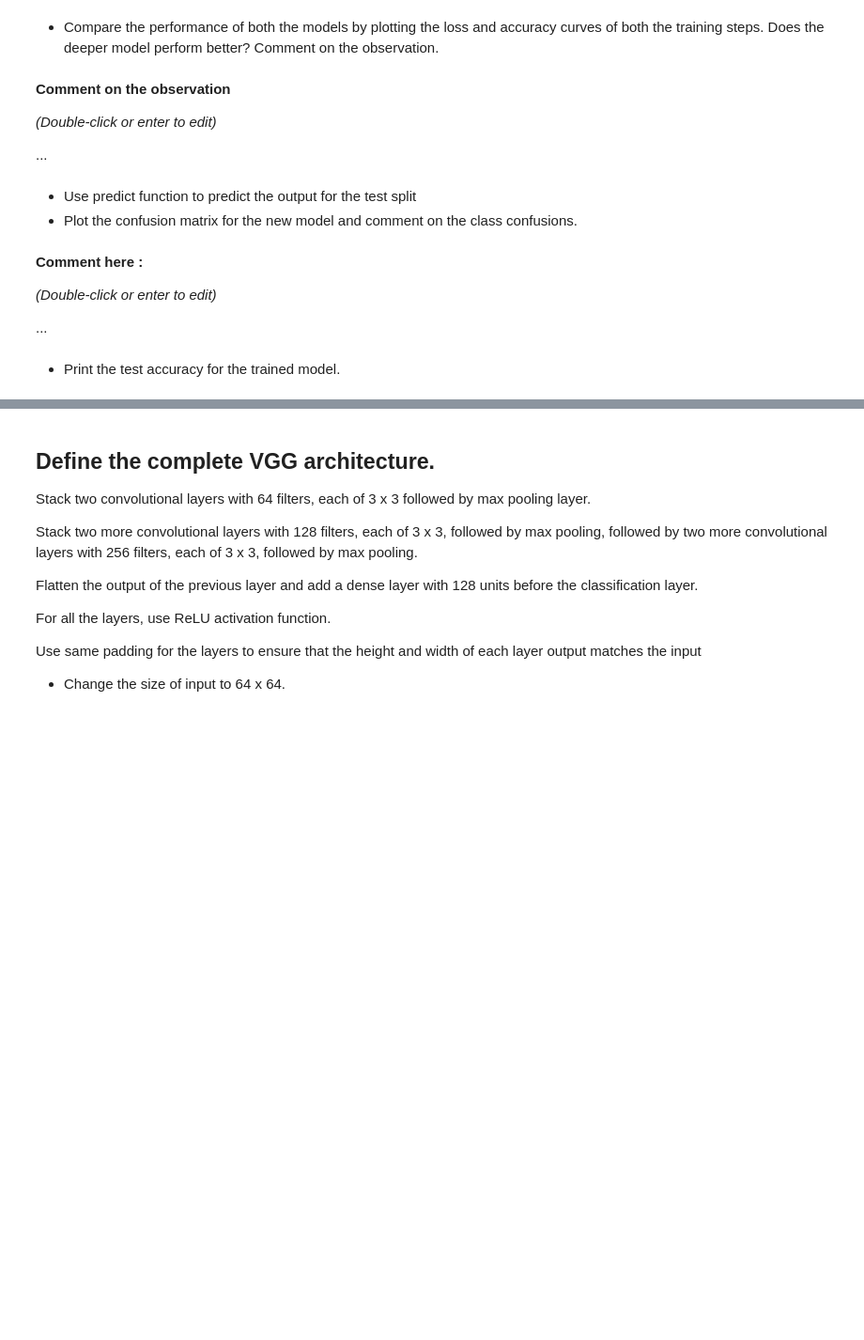
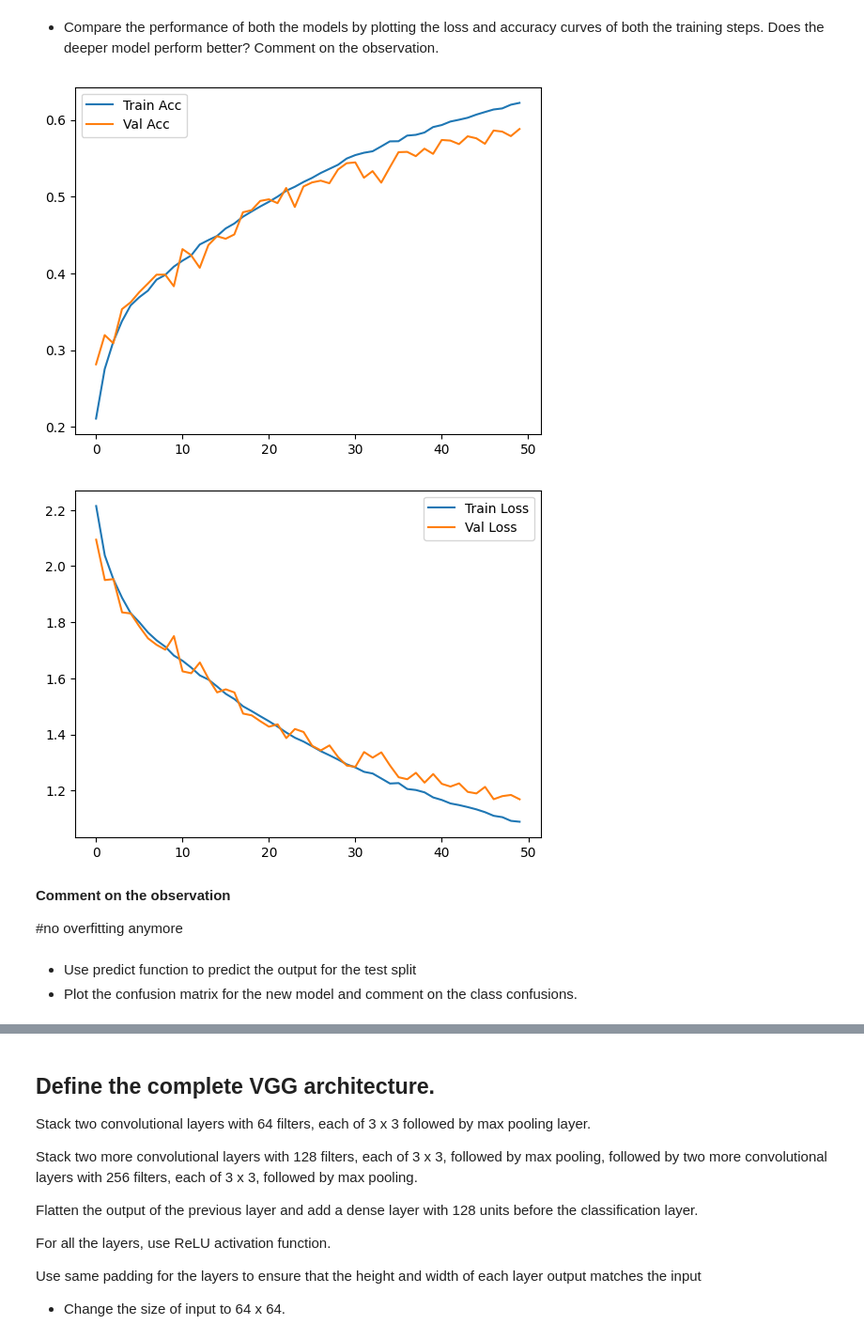
Before and after one commit to kr5red/lab-image-classification-using-convolutional-neural-networks, a Jupyter notebook: main.ipynb, the cells around one changed output, grey strips where cells are left out. Shown at 94% size. Cells and saved outputs as stored; diff of their text form; code cells hidden in the pictures; blank space fills up the shorter version.

```diff
--- a/main.ipynb
+++ b/main.ipynb
@@ -193,3 +226,19 @@ clear_session()
+# %%
+#Define a deeper model architecture for CIFAR-10 dataset.
+
+from tensorflow.keras.models import Sequential
+from tensorflow.keras.layers import Conv2D, MaxPooling2D, Flatten, Dense
+model = Sequential()
+
+#Stack two convolutional layers with 32 filters, each of 3 x 3.
+model.add(Conv2D(32, (3,3), activation="relu", padding="same", input_shape=(32,32,3)))
+model.add(Conv2D(32, (3,3), activation="relu", padding="same"))
+model.add(MaxPooling2D(pool_size=(2,2)))
+
+
+model.add(Flatten())
+model.add(Dense(128, activation="relu"))
+model.add(Dense(10, activation="softmax"))
 # %% [markdown]
 *   Compile the model using categorical_crossentropy loss, SGD optimizer and use 'accuracy' as the metric.
 *   Use the above defined model to train CIFAR-10 and train the model for 50 epochs with a batch size of 512.
@@ -197,0 +245,11 @@ clear_session()
+# %%
+#compile model
+model.compile(optimizer="SGD", loss="categorical_crossentropy", metrics=["accuracy"])
+
+history = model.fit(
+    x_train, y_train_cat,
+    epochs=50,
+    batch_size=512,
+    validation_data=(x_test, y_test_cat),
+    verbose=1
+)
@@ -202,9 +276,22 @@ clear_session()
+# %%
+import matplotlib.pyplot as plt
+
+plt.plot(history.history["accuracy"], label="Train Acc")
+plt.plot(history.history["val_accuracy"], label="Val Acc")
+plt.legend()
+plt.show()
+
+plt.plot(history.history["loss"], label="Train Loss")
+plt.plot(history.history["val_loss"], label="Val Loss")
+plt.legend()
+plt.show()
+# %% [output]
+[figure, added]
+[figure, added]
 # %% [markdown]
 **Comment on the observation**
 
-*(Double-click or enter to edit)*
-
-...
+#no overfitting anymore
 # %% [markdown]
 *   Use predict function to predict the output for the test split
 *   Plot the confusion matrix for the new model and comment on the class confusions.
@@ -213,8 +297,0 @@ clear_session()
-# %% [markdown]
-**Comment here :**
-
-*(Double-click or enter to edit)*
-
-...
-# %% [markdown]
-*    Print the test accuracy for the trained model.
```
Also changed, not shown: parts of 20 cells of this notebook.
